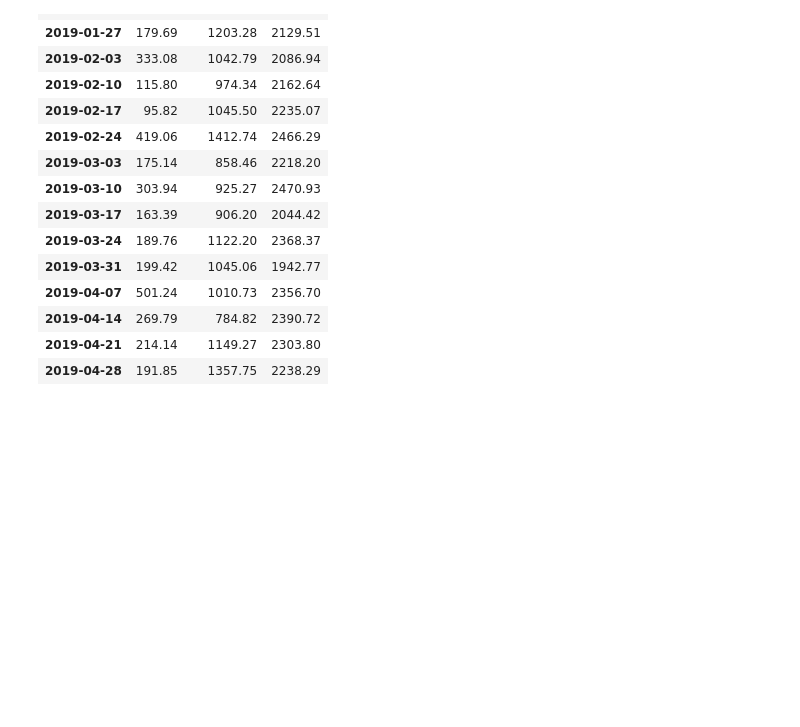
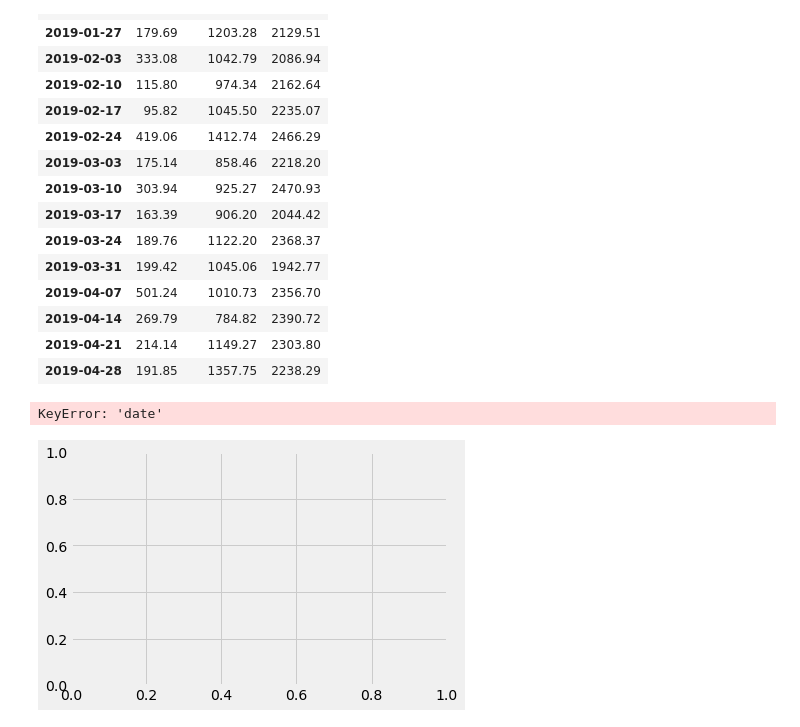
Before and after one commit to ethomas33/PyBer_Analysis, a Jupyter notebook: PyBer_Challenge.ipynb, the cells around one changed output. Drawn from its saved outputs; the diff is of its cells as text; code cells hidden in the pictures; blank space fills up the shorter version.

Commit message:
chart not working yet

```diff
--- a/PyBer_Challenge.ipynb
+++ b/PyBer_Challenge.ipynb
@@ -170,8 +170,18 @@ jan_april_pivot_fares_by_week_df
 | 2019-04-28 | 191.85 | 1357.75 | 2238.29 |
 # %%
 # 8. Using the object-oriented interface method, plot the resample DataFrame using the df.plot() function.
-
 # Import the style from Matplotlib.
 from matplotlib import style
 # Use the graph style fivethirtyeight.
 style.use('fivethirtyeight')
+
+x_labels = ["Rural", "Suburban", "Urban"]
+fig, ax = plt.subplots()
+ax.plot(jan_april_pivot_fares_by_week_df['date'], jan_april_pivot_fares_by_week_df['Suburban'])
+#add the title, y axis label and grid
+ax.set_title('TITLE')
+ax.set_ylabel('Y')
+plt.show()
+# %% [output]
+KeyError: 'date'
+[figure, added]
```
